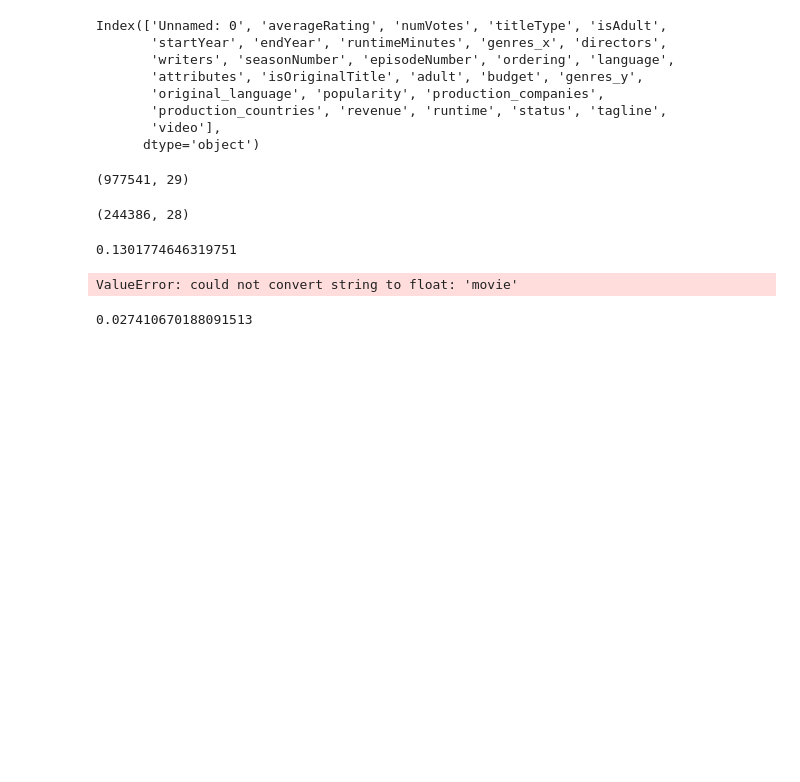
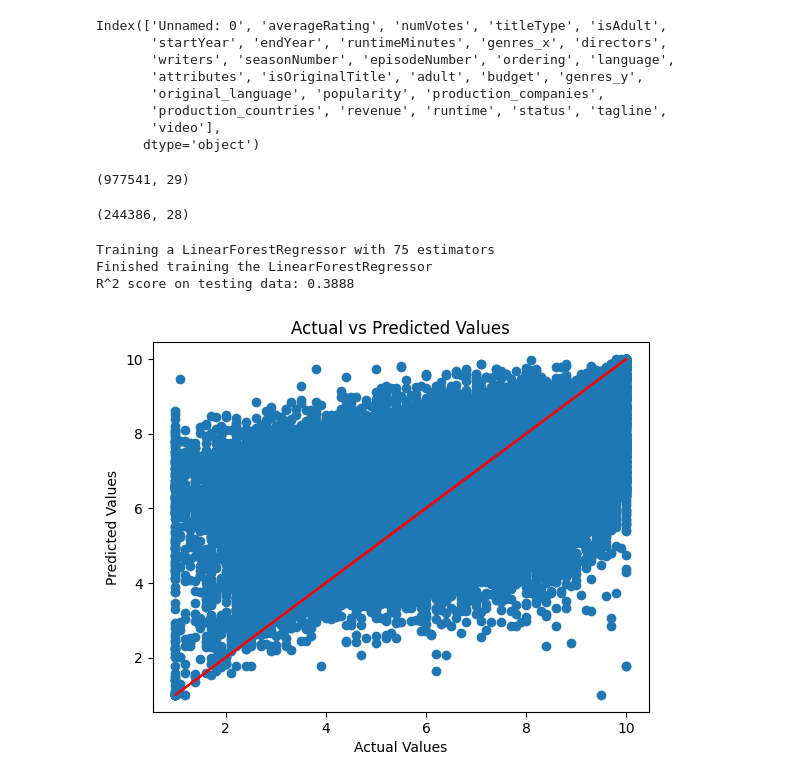
Before and after one commit to IanDalton/preditiva, a Jupyter notebook: Un_primer_LR.ipynb, the cells around one changed output. Saved outputs shown, nothing was run; the diff lists cells and outputs as text; code cells hidden in the pictures; blank space fills up the shorter version.

```diff
--- a/Un_primer_LR.ipynb
+++ b/Un_primer_LR.ipynb
@@ -33,21 +27,0 @@ X=df_train[vars]
-# %%
-from sklearn import linear_model
-from lineartree import LinearTreeRegressor
-from sklearn.datasets import make_regression
-
-
-regr = LinearTreeRegressor(base_estimator=linear_model.LinearRegression())
-regr.fit(X, y)
-regr.score(X,y)
-# %% [output]
-0.1301774646319751
-# %%
-from sklearn.linear_model import LinearRegression
-from lineartree import LinearForestRegressor
-from sklearn.datasets import make_regression
-
-regr = LinearForestRegressor(base_estimator=LinearRegression())
-regr.fit(X, y)
-regr.score(X,y)
-# %% [output]
-ValueError: could not convert string to float: 'movie'
@@ -54 +62,39 @@ ValueError: could not convert string to float: 'movie'
+# %%
+from sklearn.linear_model import LinearRegression
+from lineartree import LinearForestRegressor
+from sklearn.model_selection import train_test_split
+
+X_train, X_test, y_train, y_test = train_test_split(X, y, test_size=0.2, random_state=42)
+
+
+regr = LinearForestRegressor(base_estimator=LinearRegression(), max_features=0.5,n_estimators=75) # type: ignore
+print("Training a LinearForestRegressor with {} estimators".format(regr.n_estimators))
+regr.fit(X_train, y_train)
+print("Finished training the LinearForestRegressor")
+score = regr.score(X_test, y_test)
+print("R^2 score on testing data: {:.4f}".format(score))
+# 0.7 - 0.3819 | 0.6 - 0.3845 | 0.5 - 0.3867 | 0.4 - 0.3862
+# 50 - 0.3862 | 60 - 0.3875 | 70 - 0.3886 | 75 - 0.3888 | 80 - 0.3886
+# %% [output]
+Training a LinearForestRegressor with 75 estimators
+Finished training the LinearForestRegressor
+R^2 score on testing data: 0.3888
+# %%
+import matplotlib.pyplot as plt
+
+# Assume regr is your trained LinearForestRegressor
+predictions = regr.predict(X_test)
+
+# Create a scatter plot of predicted vs actual values with transparency
+plt.scatter(y_test, predictions, alpha=0.1)
+plt.xlabel('Actual Values')
+plt.ylabel('Predicted Values')
+plt.title('Actual vs Predicted Values')
+
+# Plot a line for perfect correlation. This serves as a reference line.
+plt.plot(y, y, 'r')
+
+plt.show()
+# %% [output]
+[figure, added]
 # %%
@@ -62,4 +101,0 @@ Yest = lr.predict(X)
-# %%
-lr.score(X,y)
-# %% [output]
-0.027410670188091513
```
Also changed, not shown: parts of 9 cells of this notebook, 5 other files.
